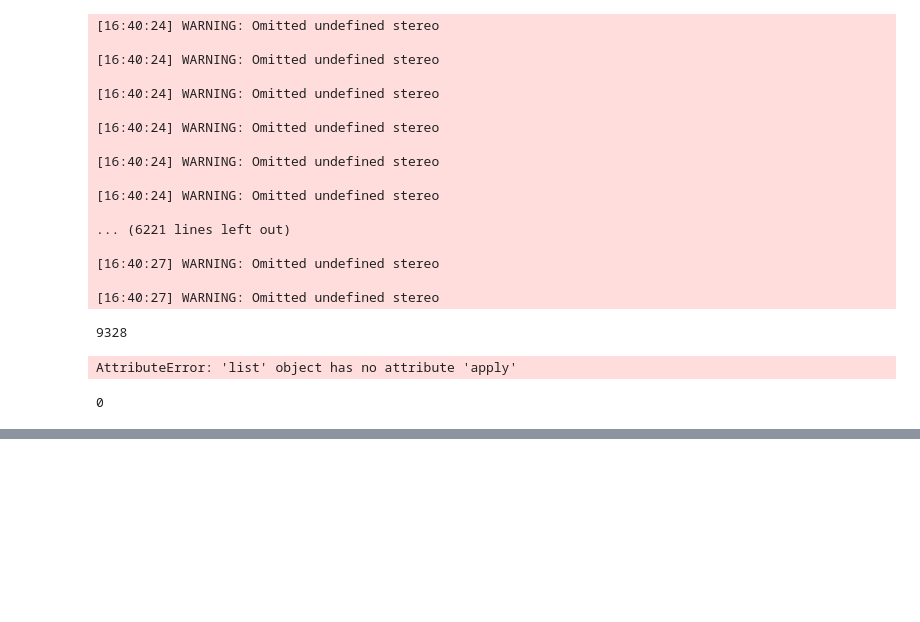
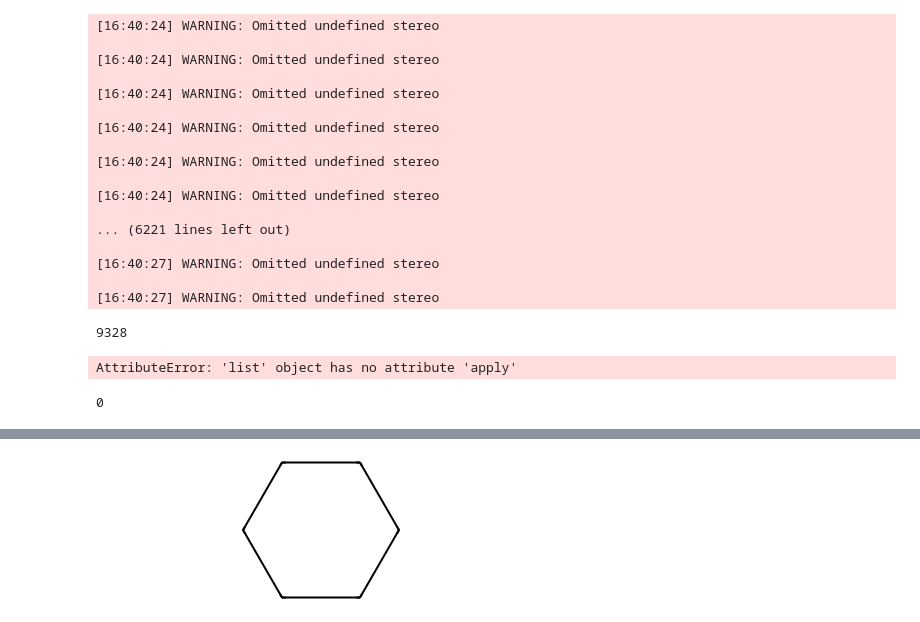
Before and after one commit to haaariiish/Guacamoliency, a Jupyter notebook: notebooks/create_new_dataset.ipynb, the cells around one changed output, grey strips where cells are left out. Cells and saved outputs as stored; diff of their text form; code cells hidden in the pictures; blank space fills up the shorter version.

```diff
--- a/notebooks/create_new_dataset.ipynb
+++ b/notebooks/create_new_dataset.ipynb
@@ -231,0 +320,4 @@ len(moses_inchiescan_cl)
+# %%
+Chem.MolFromSmiles(smiles)
+# %% [output]
+[figure, added]
```
Also changed, not shown: parts of 25 cells of this notebook, 34 other files.
